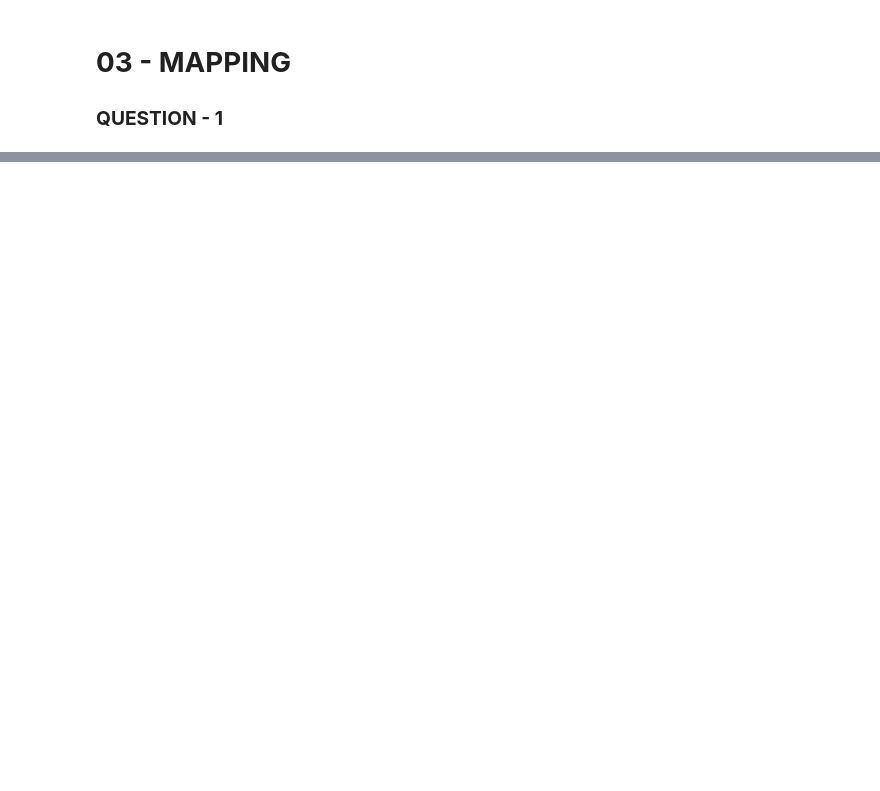
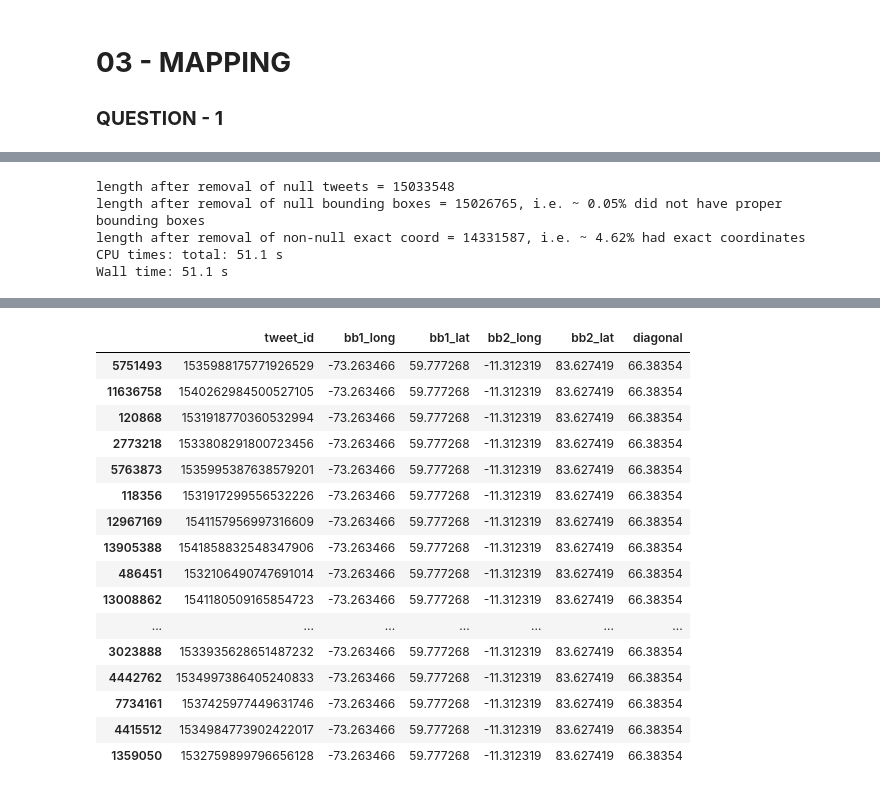
Before and after one commit to katoxiv/X-Notebooks, a Jupyter notebook: Twitter_Coursework/03_Mapping.ipynb, the cells around one changed output, grey strips where cells are left out. Drawn from its saved outputs; the diff is of its cells as text; code cells hidden in the pictures; blank space fills up the shorter version.

```diff
--- a/Twitter_Coursework/03_Mapping.ipynb
+++ b/Twitter_Coursework/03_Mapping.ipynb
@@ -143,0 +206,47 @@ plt.show()
+# %%
+%%time
+
+# Use tweets and coordinates to create a mapping dataframe
+bounding_box_df = pd.DataFrame(
+    list(zip(tweets , coord , bb1 , bb2)) , columns = ['tweet_id' , 'exact_coord' , 'bb1' , 'bb2']
+)
+
+bounding_box_df = bounding_box_df[bounding_box_df['tweet_id']!="None"]
+bounding_box_df.drop_duplicates(inplace = True)
+
+# Record length
+len_1 = len(bounding_box_df)
+
+# Length must be around 15 million
+print(f'length after removal of null tweets = {len_1}')
+
+# Remove rec w/o bounding box
+bounding_box_df = bounding_box_df[(bounding_box_df['bb1']!="None")&(bounding_box_df['bb2']!="None")]
+
+# Record length
+len_2 = len(bounding_box_df)
+
+print(f'length after removal of null bounding boxes = {len_2}, i.e. ~ {np.round((len_1-len_2)/len_1 , 4)*100}% did not have proper bounding boxes')
+
+# Remove rec already with an exact coordinate
+bounding_box_df = bounding_box_df[bounding_box_df['exact_coord']=="None"]
+
+# Record length
+len_3 = len(bounding_box_df)
+
+print(f'length after removal of non-null exact coord = {len_3}, i.e. ~ {np.round((len_2 - len_3)/len_1 , 4)*100}% had exact coordinates')
+# %% [output]
+length after removal of null tweets = 15033548
+length after removal of null bounding boxes = 15026765, i.e. ~ 0.05% did not have proper bounding boxes
+length after removal of non-null exact coord = 14331587, i.e. ~ 4.62% had exact coordinates
+CPU times: total: 51.1 s
+Wall time: 51.1 s
+# %%
+%%time
+bounding_box_df = to_coord(bounding_box_df , coord_cols=['bb1' , 'bb2']).drop('exact_coord' , axis = 1)
+
+# Construct diagonals
+bounding_box_df['diagonal'] = np.sqrt((bounding_box_df['bb1_long'] - bounding_box_df['bb2_long'])**2 + (bounding_box_df['bb1_lat'] - bounding_box_df['bb2_lat'])**2)
+
+bounding_box_df.sort_values('diagonal' , ascending=False).head(20)
+# %% [output]
@@ -143,0 +255,17 @@ plt.show()
+|  | tweet_id | bb1_long | bb1_lat | bb2_long | bb2_lat | diagonal |
+| 5751493 | 1535988175771926529 | -73.263466 | 59.777268 | -11.312319 | 83.627419 | 66.38354 |
+| 11636758 | 1540262984500527105 | -73.263466 | 59.777268 | -11.312319 | 83.627419 | 66.38354 |
+| 120868 | 1531918770360532994 | -73.263466 | 59.777268 | -11.312319 | 83.627419 | 66.38354 |
+| 2773218 | 1533808291800723456 | -73.263466 | 59.777268 | -11.312319 | 83.627419 | 66.38354 |
+| 5763873 | 1535995387638579201 | -73.263466 | 59.777268 | -11.312319 | 83.627419 | 66.38354 |
+| 118356 | 1531917299556532226 | -73.263466 | 59.777268 | -11.312319 | 83.627419 | 66.38354 |
+| 12967169 | 1541157956997316609 | -73.263466 | 59.777268 | -11.312319 | 83.627419 | 66.38354 |
+| 13905388 | 1541858832548347906 | -73.263466 | 59.777268 | -11.312319 | 83.627419 | 66.38354 |
+| 486451 | 1532106490747691014 | -73.263466 | 59.777268 | -11.312319 | 83.627419 | 66.38354 |
+| 13008862 | 1541180509165854723 | -73.263466 | 59.777268 | -11.312319 | 83.627419 | 66.38354 |
+| ... | ... | ... | ... | ... | ... | ... |
+| 3023888 | 1533935628651487232 | -73.263466 | 59.777268 | -11.312319 | 83.627419 | 66.38354 |
+| 4442762 | 1534997386405240833 | -73.263466 | 59.777268 | -11.312319 | 83.627419 | 66.38354 |
+| 7734161 | 1537425977449631746 | -73.263466 | 59.777268 | -11.312319 | 83.627419 | 66.38354 |
+| 4415512 | 1534984773902422017 | -73.263466 | 59.777268 | -11.312319 | 83.627419 | 66.38354 |
+| 1359050 | 1532759899796656128 | -73.263466 | 59.777268 | -11.312319 | 83.627419 | 66.38354 |
```
Also changed, not shown: parts of 15 cells of this notebook.
